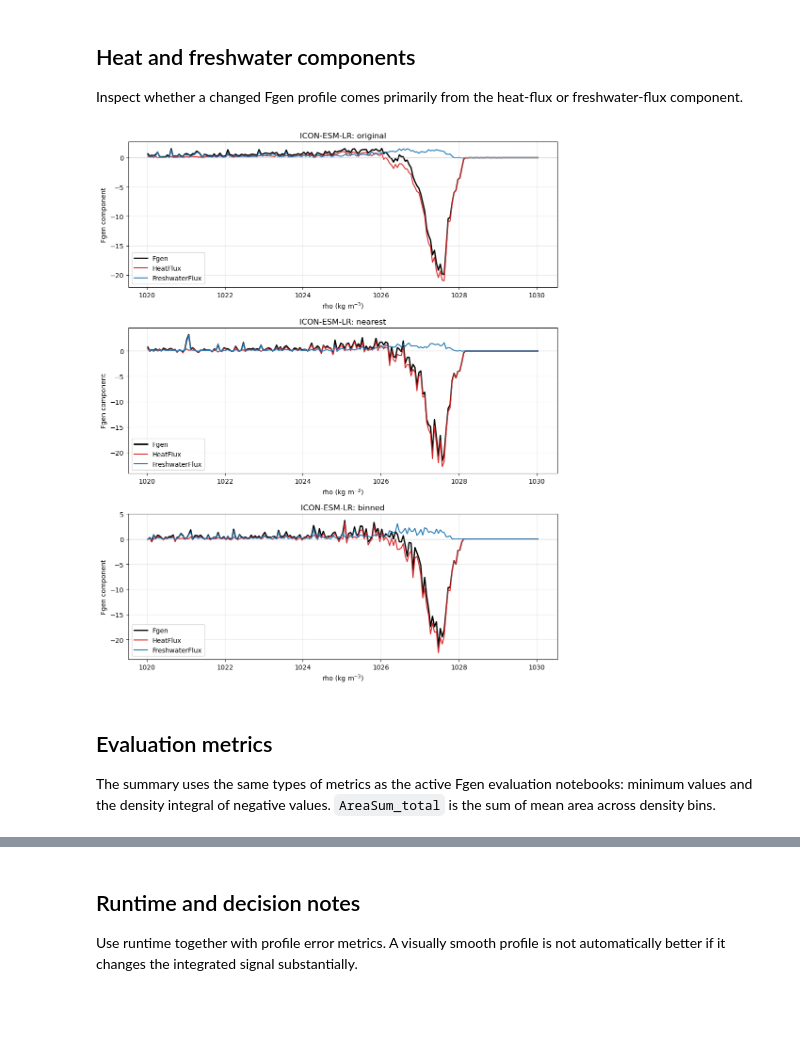
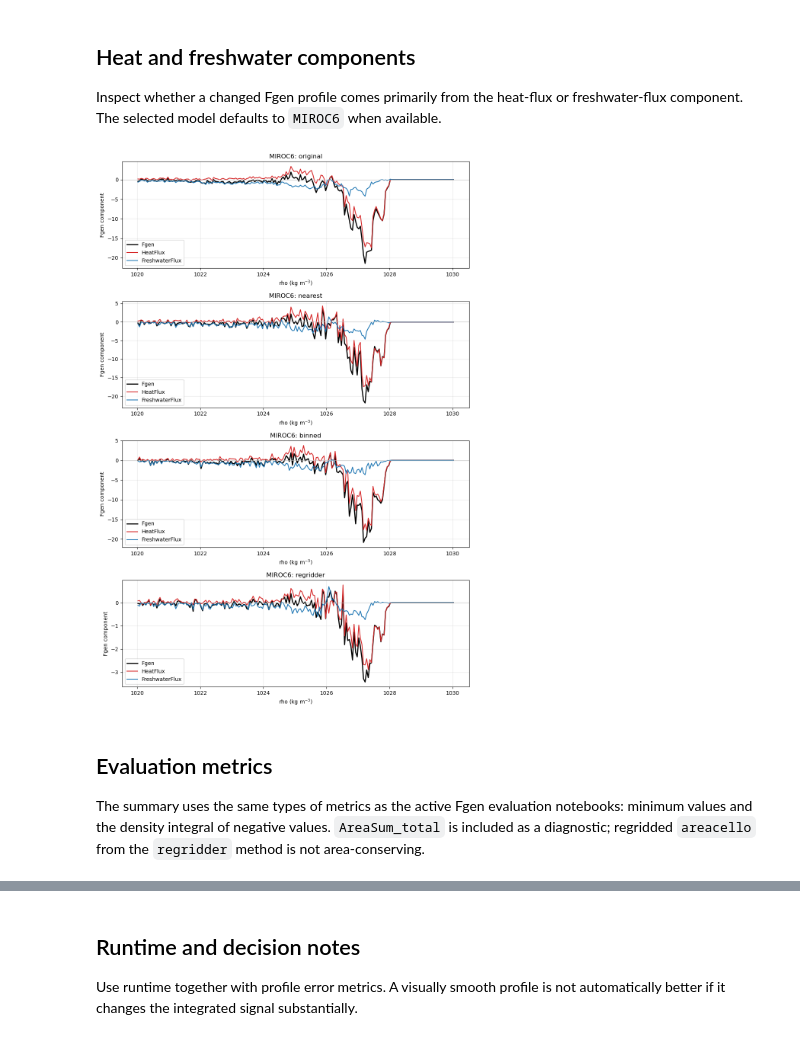
Before and after one commit to xuxingcheng/AMOC-Model-Performance-Analysis, a Jupyter notebook: scripts/GridAlignment/girdtest_Fgen.ipynb, the cells around one changed output, grey strips where cells are left out. Cells and saved outputs as stored; diff of their text form; code cells hidden in the pictures; blank space fills up the shorter version.

```diff
--- a/scripts/GridAlignment/girdtest_Fgen.ipynb
+++ b/scripts/GridAlignment/girdtest_Fgen.ipynb
@@ -29,12 +20,18 @@ import matplotlib.pyplot as plt
 import numpy as np
 import pandas as pd
 
-RESULT_PATH = Path('/glade/derecho/scratch/stevenxu/tmp/gridtest_Fgen.pkl')
+RESULT_CANDIDATES = [
+    Path('/glade/derecho/scratch/stevenxu/tmp/gridtest_Fgen_allmodels.pkl'),
+    Path('/glade/derecho/scratch/stevenxu/tmp/gridtest_Fgen.pkl'),
+]
+RESULT_PATH = next((path for path in RESULT_CANDIDATES if path.exists()), RESULT_CANDIDATES[0])
 RHO_PLOT_MIN = 1020.0
+METHOD_ORDER = ('original', 'nearest', 'binned', 'regridder')
 METHOD_STYLES = {
     'original': {'color': 'black', 'linestyle': '-', 'linewidth': 2.2},
     'nearest': {'color': 'tab:orange', 'linestyle': '--', 'linewidth': 1.8},
     'binned': {'color': 'tab:blue', 'linestyle': '-.', 'linewidth': 1.8},
+    'regridder': {'color': 'tab:green', 'linestyle': ':', 'linewidth': 2.2},
 }
 
 if not RESULT_PATH.exists():
@@ -45,14 +42,27 @@ with RESULT_PATH.open('rb') as handle:
 
 metadata = payload['metadata']
 results = payload['results']
-methods = [method for method in ('original', 'nearest', 'binned') if method in results]
+methods = [method for method in METHOD_ORDER if method in results and results[method]]
+all_models = sorted(set().union(*(set(results[method]) for method in methods))) if methods else []
 model_sets = [set(results[method]) for method in methods]
 common_models = sorted(set.intersection(*model_sets)) if model_sets else []
 errors = pd.DataFrame(payload.get('errors', []))
 timings = pd.DataFrame(payload.get('timings', []))
 
+completed = pd.DataFrame(False, index=all_models, columns=methods)
+for method in methods:
+    completed.loc[sorted(results[method]), method] = True
+method_counts = completed.sum().rename('completed_models').to_frame()
+method_counts['requested_models'] = len(all_models)
+method_counts['completion_fraction'] = method_counts['completed_models'] / method_counts['requested_models']
+
+metadata_view = pd.Series(metadata, name='value').to_frame()
 print('Result file:', RESULT_PATH)
-print('Common completed models:', common_models)
-display(pd.Series(metadata, name='value').to_frame())
+print('Models with any result:', len(all_models))
+print('Models completed by every available method:', len(common_models))
+print('Available methods:', methods)
+display(metadata_view)
+display(method_counts)
+display(completed.replace({True: 'yes', False: ''}))
 display(errors if not errors.empty else pd.DataFrame({'status': ['No recorded errors']}))
 # %% [output]
@@ -105,31 +153,32 @@ plt.show()
 # %% [markdown]
 ## Heat and freshwater components
 
-Inspect whether a changed Fgen profile comes primarily from the heat-flux or freshwater-flux component.
+Inspect whether a changed Fgen profile comes primarily from the heat-flux or freshwater-flux component. The selected model defaults to `MIROC6` when available.
 # %%
-SELECTED_MODEL = common_models[4]
+SELECTED_MODEL = 'MIROC6' if 'MIROC6' in all_models else (common_models[0] if common_models else all_models[0])
+selected_methods = [method for method in methods if SELECTED_MODEL in results[method]]
 
-fig, axes = plt.subplots(len(methods), 1, figsize=(10, 4 * len(methods)), squeeze=False)
-for axis, method in zip(axes.ravel(), methods):
+fig, axes = plt.subplots(len(selected_methods), 1, figsize=(10, 3.7 * len(selected_methods)), squeeze=False)
+for axis, method in zip(axes.ravel(), selected_methods):
     profile = results[method][SELECTED_MODEL]
     profile = profile[profile['rho'] >= RHO_PLOT_MIN]
     axis.plot(profile['rho'], profile['Fgen'], color='black', linewidth=2, label='Fgen')
     axis.plot(profile['rho'], profile['HeatFlux'], color='tab:red', label='HeatFlux')
     axis.plot(profile['rho'], profile['FreshwaterFlux'], color='tab:blue', label='FreshwaterFlux')
     axis.axhline(0, color='0.75', linewidth=0.8)
     axis.set_title(f'{SELECTED_MODEL}: {method}')
     axis.set_xlabel('rho (kg m$^{-3}$)')
     axis.set_ylabel('Fgen component')
     axis.grid(alpha=0.3)
     axis.legend()
 plt.tight_layout()
 plt.show()
 # %% [output]
-[figure, old version]
+[figure, new version]
 # %% [markdown]
 ## Evaluation metrics
 
-The summary uses the same types of metrics as the active Fgen evaluation notebooks: minimum values and the density integral of negative values. `AreaSum_total` is the sum of mean area across density bins.
+The summary uses the same types of metrics as the active Fgen evaluation notebooks: minimum values and the density integral of negative values. `AreaSum_total` is included as a diagnostic; regridded `areacello` from the `regridder` method is not area-conserving.
 # %%
 def negative_integral(profile, column):
     negative_magnitude = np.clip(-profile[column].to_numpy(), 0.0, None)
```
Also changed, not shown: parts of 11 cells of this notebook, 6 other files.
